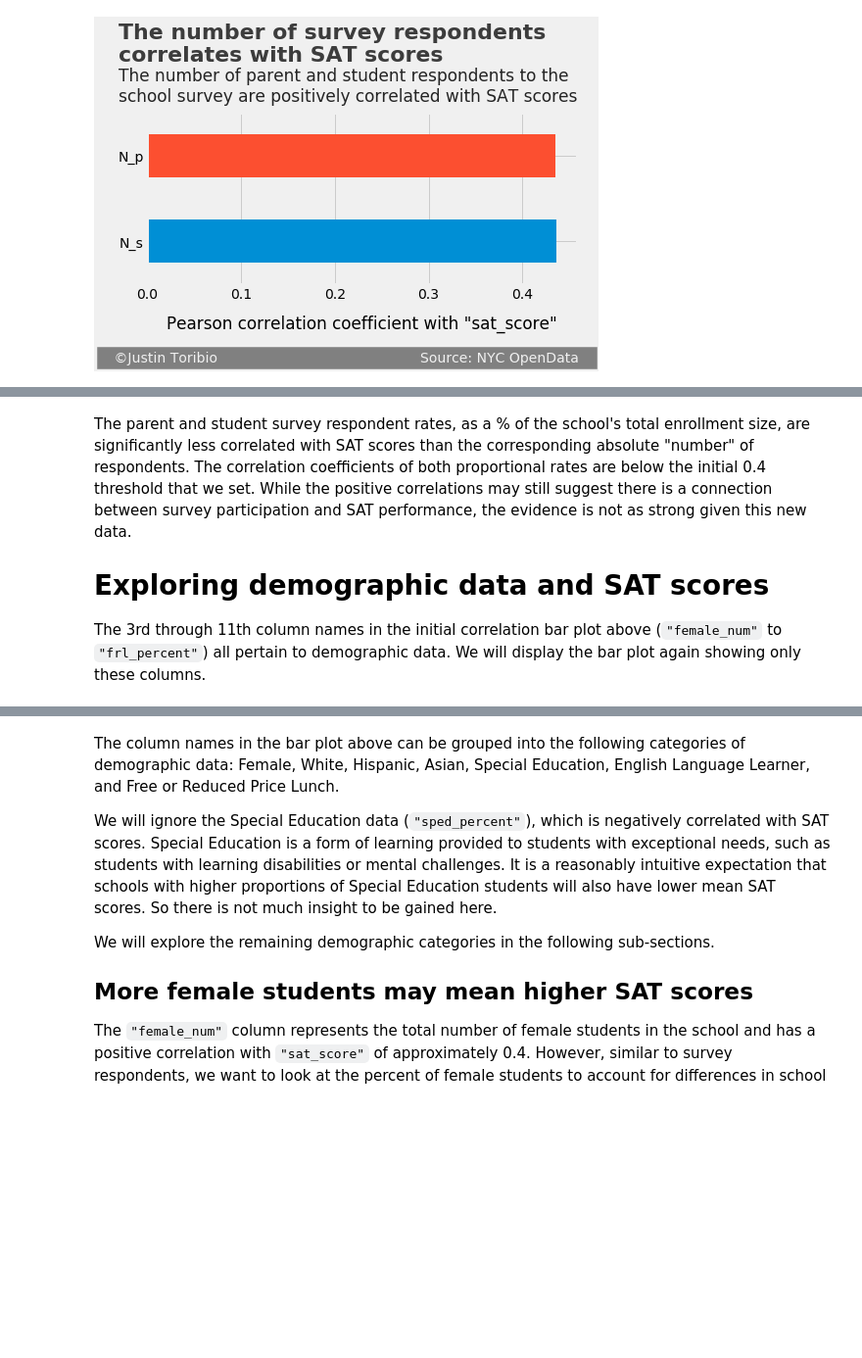
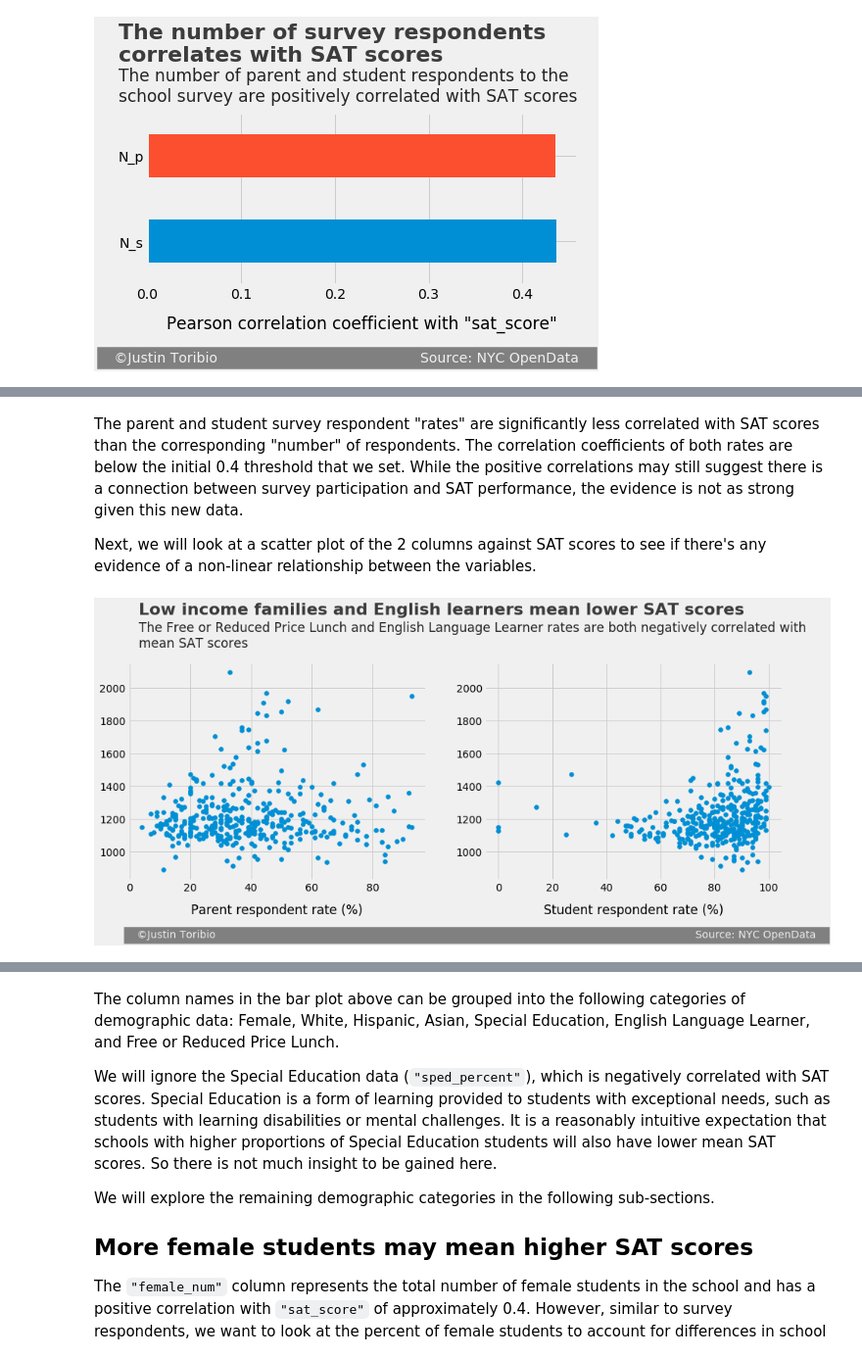
Before and after one commit to JustinToribio/analyzing-the-sat, a Jupyter notebook: notebooks/1.0-jt-analyze-the-sat.ipynb, the cells around one changed output, grey strips where cells are left out. Shown at 98% size. Drawn from its saved outputs; the diff is of its cells as text; code cells hidden in the pictures; blank space fills up the shorter version.

```diff
--- a/notebooks/1.0-jt-analyze-the-sat.ipynb
+++ b/notebooks/1.0-jt-analyze-the-sat.ipynb
@@ -467,6 +468,41 @@ corr_bar_plot(data, "sat_score", columns=columns, fig_size=(7, 3),
 # %% [markdown]
-The parent and student survey respondent rates, as a % of the school's total enrollment size, are significantly less correlated with SAT scores than the corresponding absolute "number" of respondents.  The correlation coefficients of both proportional rates are below the initial 0.4 threshold that we set.  While the positive correlations may still suggest there is a connection between survey participation and SAT performance, the evidence is not as strong given this new data.
+The parent and student survey respondent "rates" are significantly less correlated with SAT scores than the corresponding "number" of respondents.  The correlation coefficients of both rates are below the initial 0.4 threshold that we set.  While the positive correlations may still suggest there is a connection between survey participation and SAT performance, the evidence is not as strong given this new data.
 
-# Exploring demographic data and SAT scores
-
-The 3rd through 11th column names in the initial correlation bar plot above (`"female_num"` to `"frl_percent"`) all pertain to demographic data.  We will display the bar plot again showing only these columns.
+Next, we will look at a scatter plot of the 2 columns against SAT scores to see if there's any evidence of a non-linear relationship between the variables.
+# %%
+# Assign the text of the scatter plots to variables.
+title = "Low income families and English learners mean lower SAT scores"
+subtitle = ("The Free or Reduced Price Lunch and English Language Learner"
+            " rates are both negatively correlated with\n"
+            "mean SAT scores")
+x_axis_label_1 = "Parent respondent rate (%)"
+x_axis_label_2 = "Student respondent rate (%)"
+signature = ("   ©Justin Toribio"
+             + " "*143
+             + "Source: NYC OpenData   ")
+
+# Define the plot style and create the figure object.
+plt.close("all")
+style.use("fivethirtyeight")
+fig = plt.figure(figsize=(14,5))
+
+# Create the left scatter plot and add the text of the entire plot.
+ax1 = fig.add_subplot(121)
+ax1.scatter(data["rr_p"], data["sat_score"])
+#ax1.set_xticklabels(labels=["0", "20", "40", "60", "80", "100%"])
+ax1.set_xlabel(x_axis_label_1, labelpad=14)
+ax1.yaxis.label.set_visible(False)
+ax1.text(s=title, x=3, y=2450, fontsize=22, weight="bold", alpha=.75)
+ax1.text(s=subtitle, x=3, y=2250, fontsize=17, alpha=.85)
+ax1.text(s=signature, x=-1, y=470, fontsize=14, color="#f0f0f0",
+         backgroundcolor="grey")
+
+# Create the right scatter plot and display the entire plot.
+ax2 = fig.add_subplot(122)
+ax2.scatter(data["rr_s"], data["sat_score"])
+#ax2.set_xticklabels(labels=["-20", "0", "20", "40", "60", "80%"])
+ax2.set_xlabel(x_axis_label_2, labelpad=14)
+ax2.yaxis.label.set_visible(False)
+plt.show()
+# %% [output]
+[figure, added]
```
Also changed, not shown: parts of 11 cells of this notebook.
